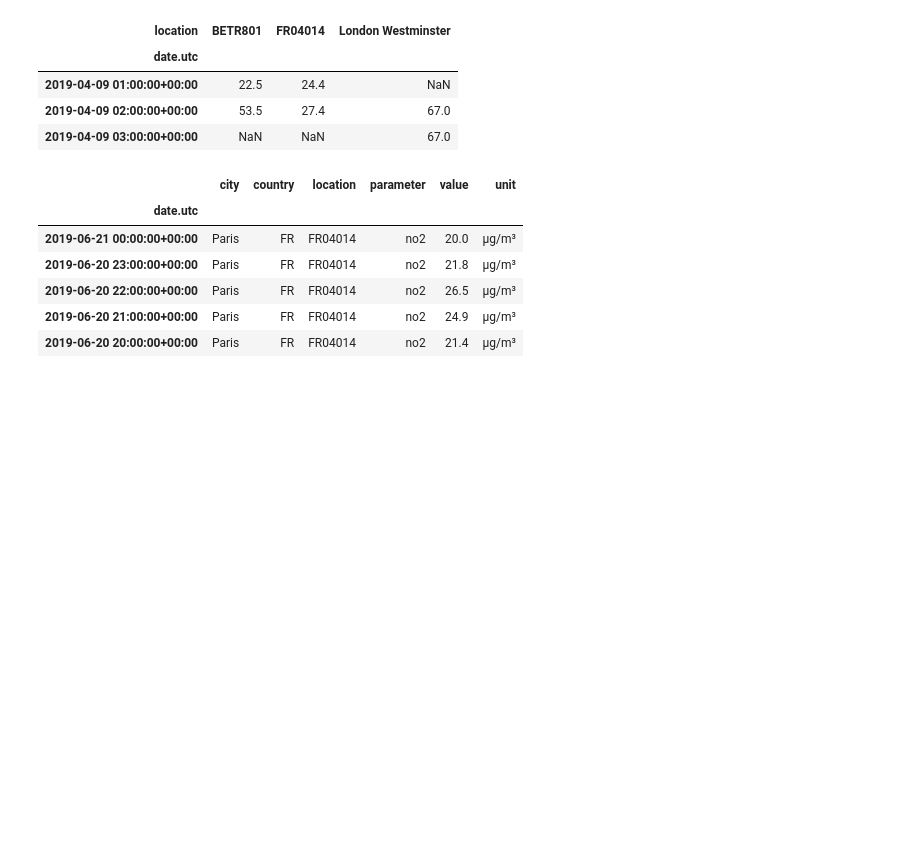
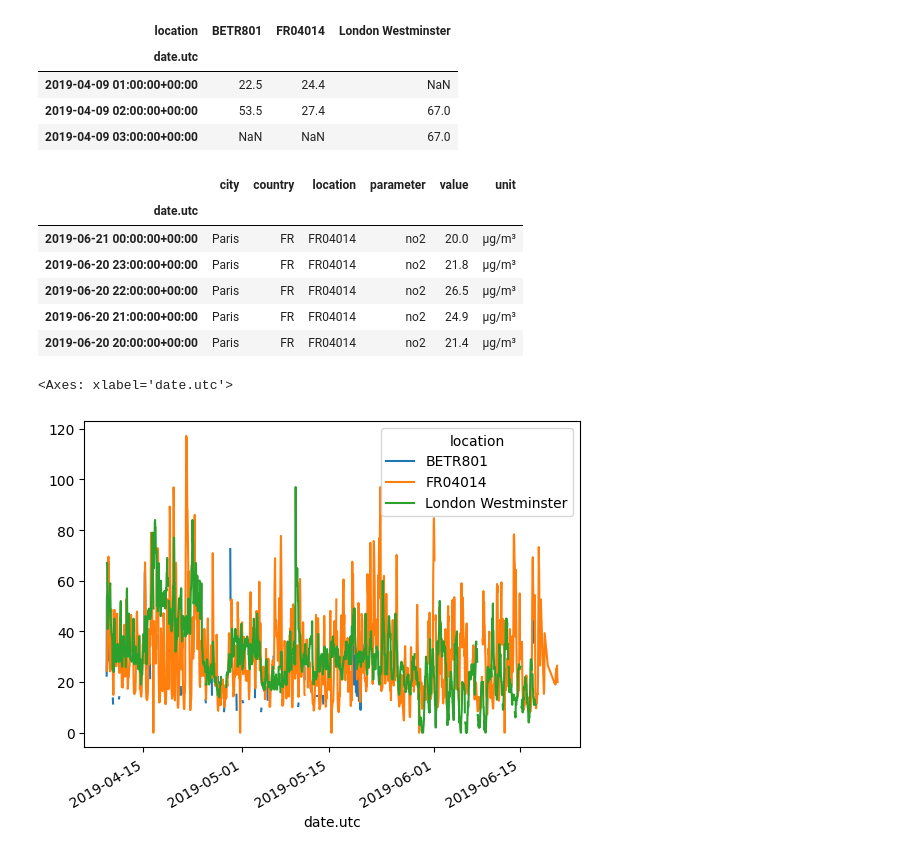
Before and after one commit to AGT-tech/pandas_tutorial_for_air_quality_data, a Jupyter notebook: pd_nb_aqd_no2.ipynb, the cells around one changed output. Cells and saved outputs as stored; diff of their text form; code cells hidden in the pictures; blank space fills up the shorter version.

Commit message:
Plot a pivoted data on location and value

```diff
--- a/pd_nb_aqd_no2.ipynb
+++ b/pd_nb_aqd_no2.ipynb
@@ -185,3 +185,8 @@ no2.head()
 | 2019-06-20 22:00:00+00:00 | Paris | FR | FR04014 | no2 | 26.5 | µg/m³ |
 | 2019-06-20 21:00:00+00:00 | Paris | FR | FR04014 | no2 | 24.9 | µg/m³ |
 | 2019-06-20 20:00:00+00:00 | Paris | FR | FR04014 | no2 | 21.4 | µg/m³ |
+# %%
+no2.pivot(columns="location", values="value").plot()
+# %% [output]
+<Axes: xlabel='date.utc'>
+[figure, added]
```
